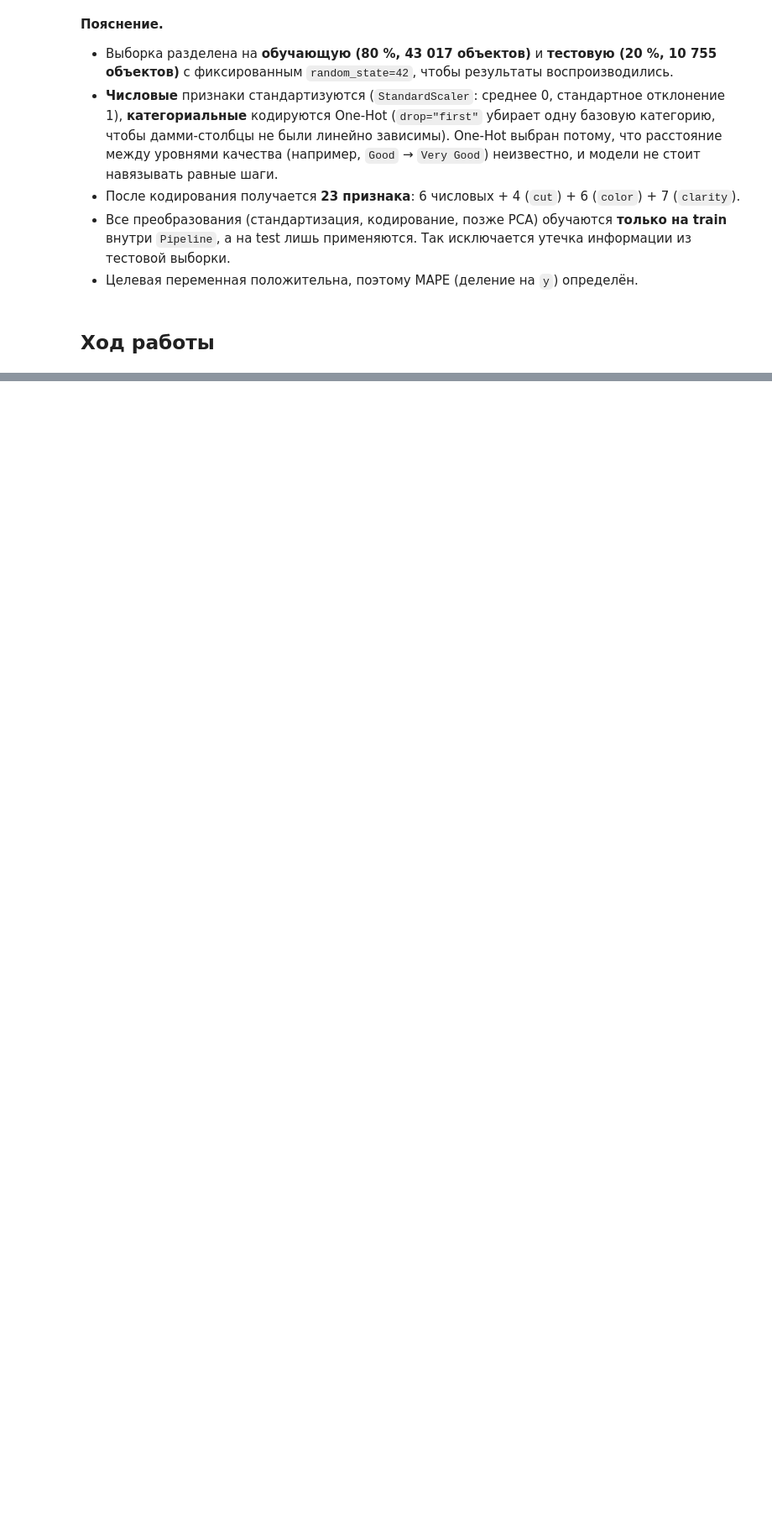
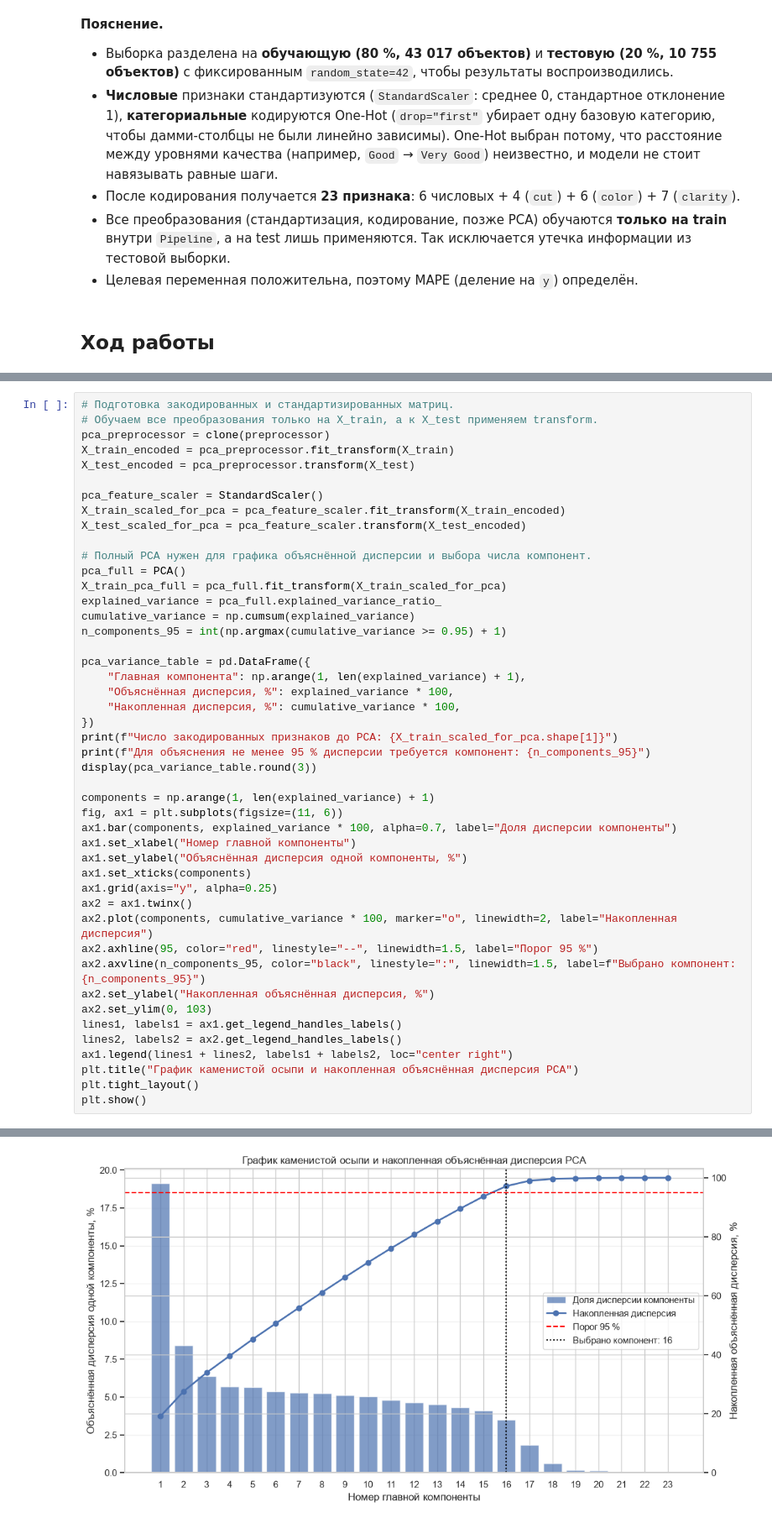
Before and after one commit to violllin/lab1_regression, a Jupyter notebook: lab1.ipynb, the cells around one changed output, grey strips where cells are left out. Shown at 84% size. Drawn from its saved outputs; the diff is of its cells as text; blank space fills up the shorter version.

```diff
--- a/lab1.ipynb
+++ b/lab1.ipynb
@@ -441,0 +590,47 @@ print(list(feature_names))
+# %%
+# Подготовка закодированных и стандартизированных матриц.
+# Обучаем все преобразования только на X_train, а к X_test применяем transform.
+pca_preprocessor = clone(preprocessor)
+X_train_encoded = pca_preprocessor.fit_transform(X_train)
+X_test_encoded = pca_preprocessor.transform(X_test)
+
+pca_feature_scaler = StandardScaler()
+X_train_scaled_for_pca = pca_feature_scaler.fit_transform(X_train_encoded)
+X_test_scaled_for_pca = pca_feature_scaler.transform(X_test_encoded)
+
+# Полный PCA нужен для графика объяснённой дисперсии и выбора числа компонент.
+pca_full = PCA()
+X_train_pca_full = pca_full.fit_transform(X_train_scaled_for_pca)
+explained_variance = pca_full.explained_variance_ratio_
+cumulative_variance = np.cumsum(explained_variance)
+n_components_95 = int(np.argmax(cumulative_variance >= 0.95) + 1)
+
+pca_variance_table = pd.DataFrame({
+    "Главная компонента": np.arange(1, len(explained_variance) + 1),
+    "Объяснённая дисперсия, %": explained_variance * 100,
+    "Накопленная дисперсия, %": cumulative_variance * 100,
+})
+print(f"Число закодированных признаков до PCA: {X_train_scaled_for_pca.shape[1]}")
+print(f"Для объяснения не менее 95 % дисперсии требуется компонент: {n_components_95}")
+display(pca_variance_table.round(3))
+
+components = np.arange(1, len(explained_variance) + 1)
+fig, ax1 = plt.subplots(figsize=(11, 6))
+ax1.bar(components, explained_variance * 100, alpha=0.7, label="Доля дисперсии компоненты")
+ax1.set_xlabel("Номер главной компоненты")
+ax1.set_ylabel("Объяснённая дисперсия одной компоненты, %")
+ax1.set_xticks(components)
+ax1.grid(axis="y", alpha=0.25)
+ax2 = ax1.twinx()
+ax2.plot(components, cumulative_variance * 100, marker="o", linewidth=2, label="Накопленная дисперсия")
+ax2.axhline(95, color="red", linestyle="--", linewidth=1.5, label="Порог 95 %")
+ax2.axvline(n_components_95, color="black", linestyle=":", linewidth=1.5, label=f"Выбрано компонент: {n_components_95}")
+ax2.set_ylabel("Накопленная объяснённая дисперсия, %")
+ax2.set_ylim(0, 103)
+lines1, labels1 = ax1.get_legend_handles_labels()
+lines2, labels2 = ax2.get_legend_handles_labels()
+ax1.legend(lines1 + lines2, labels1 + labels2, loc="center right")
+plt.title("График каменистой осыпи и накопленная объяснённая дисперсия PCA")
+plt.tight_layout()
+plt.show()
+# %% [output]
@@ -441,0 +656 @@ print(list(feature_names))
+[figure, added]
```
Also changed, not shown: parts of 15 cells of this notebook.
